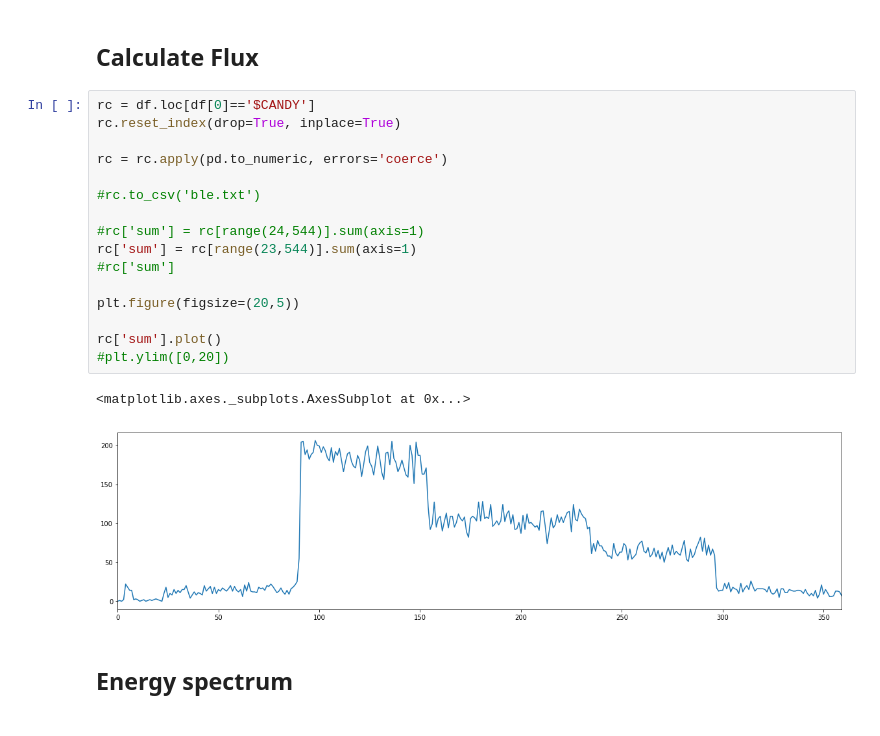
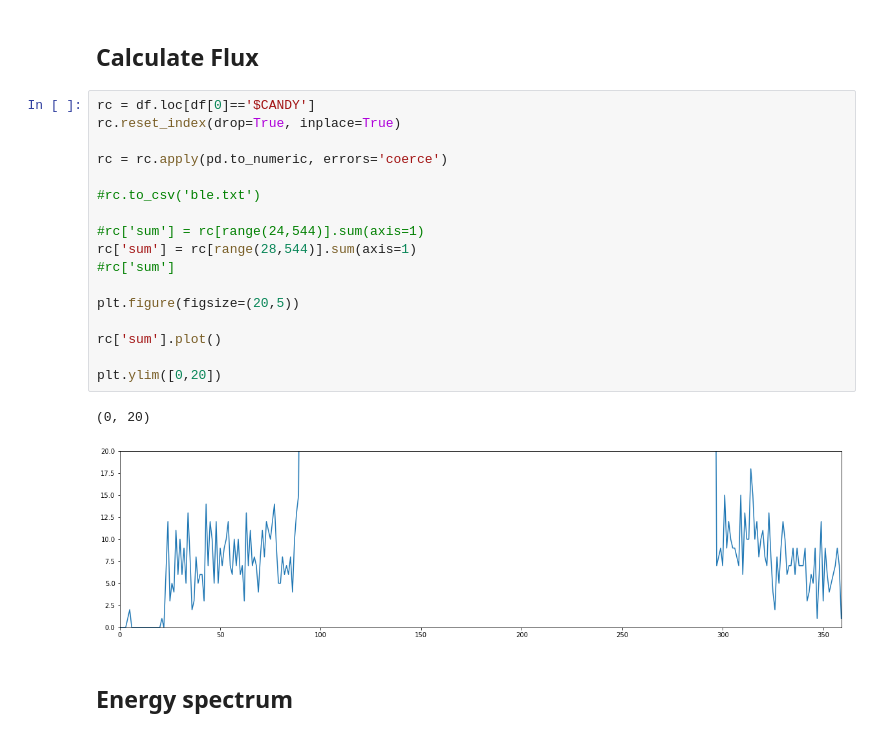
Before and after one commit to ODZ-UJF-AV-CR/AIRDOS-parser, a Jupyter notebook: AIRDOS_parser.ipynb, the cells around one changed output. Saved outputs shown, nothing was run; the diff lists cells and outputs as text.

```diff
--- a/AIRDOS_parser.ipynb
+++ b/AIRDOS_parser.ipynb
@@ -81,22 +81,23 @@ df6.to_csv('ble.txt')
 # %%
 rc = df.loc[df[0]=='$CANDY']
 rc.reset_index(drop=True, inplace=True)
 
 rc = rc.apply(pd.to_numeric, errors='coerce')
 
 #rc.to_csv('ble.txt')
 
 #rc['sum'] = rc[range(24,544)].sum(axis=1)
-rc['sum'] = rc[range(23,544)].sum(axis=1)
+rc['sum'] = rc[range(28,544)].sum(axis=1)
 #rc['sum']
 
 plt.figure(figsize=(20,5))
 
 rc['sum'].plot()
-#plt.ylim([0,20])
+
+plt.ylim([0,20])
 # %% [output]
-<matplotlib.axes._subplots.AxesSubplot at 0x...>
+(0, 20)
-[figure, old version]
+[figure, new version]
 # %% [markdown]
 ## Energy spectrum
 # %%
```
Also changed, not shown: parts of 6 cells of this notebook.
